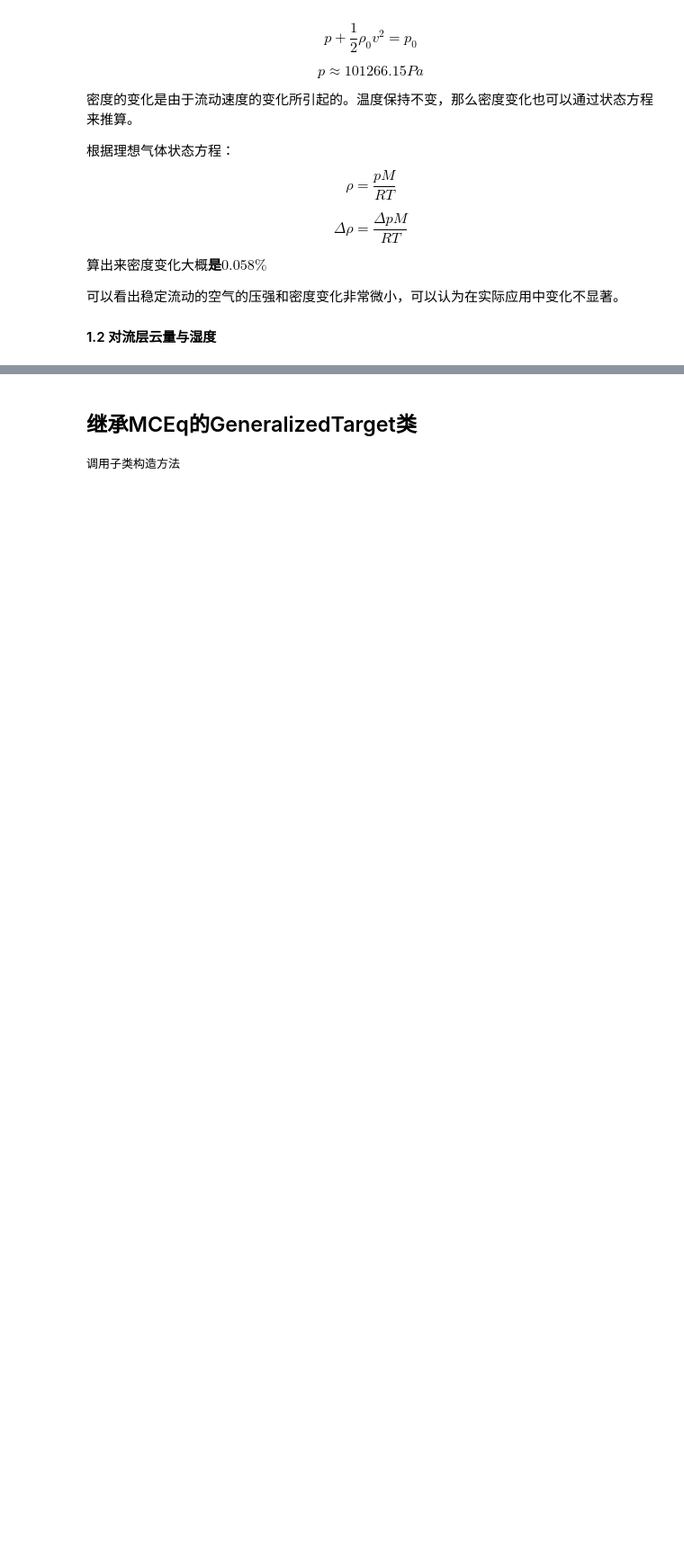
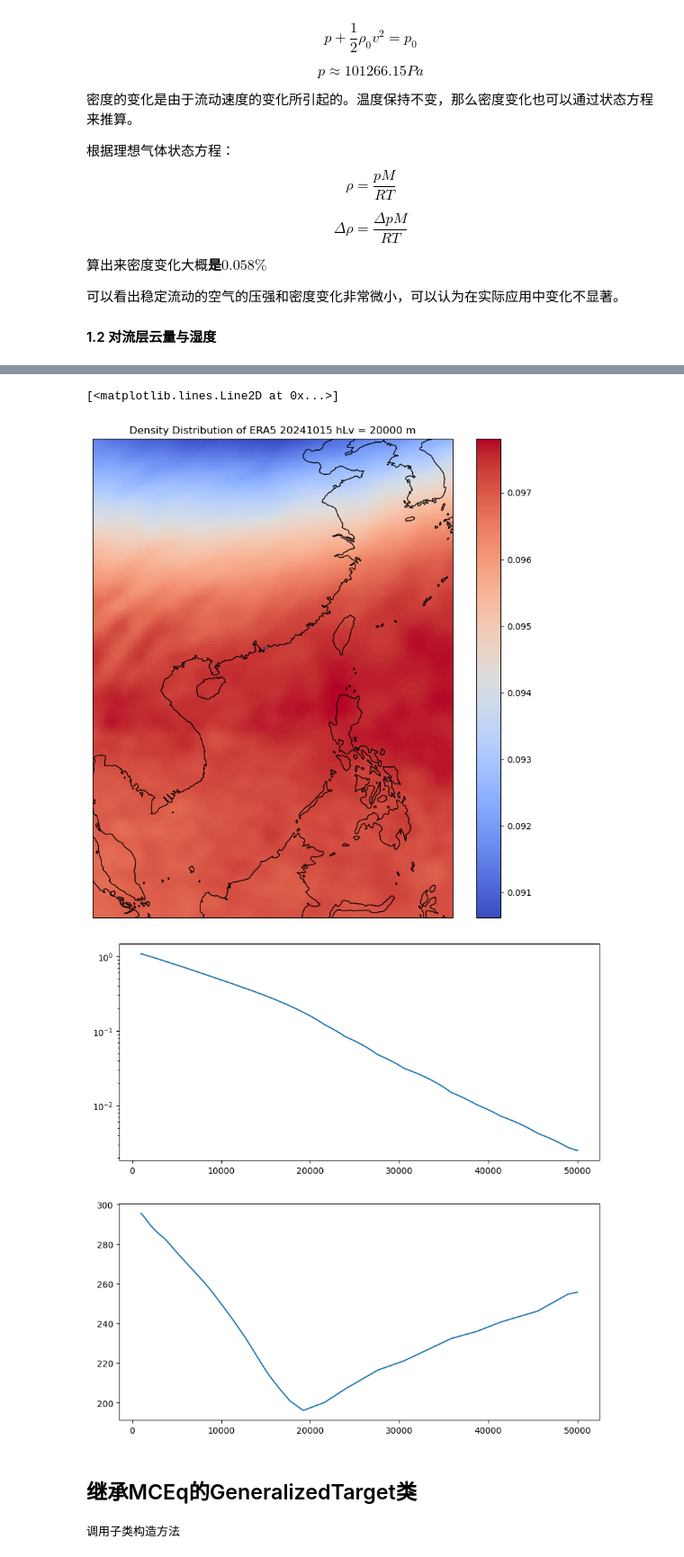
Before and after one commit to Walking-into-that-night/Muon-MCEq, a Jupyter notebook: Exussia/notebooks/20251021.ipynb, the cells around one changed output, grey strips where cells are left out. Shown: that part at 90% size. Drawn from its saved outputs; the diff is of its cells as text; code cells hidden in the pictures; blank space fills up the shorter version.

```diff
--- a/Exussia/notebooks/20251021.ipynb
+++ b/Exussia/notebooks/20251021.ipynb
@@ -199,6 +199,12 @@ def ERA5h2rho(h_m,loc,altiInterp,densInterp):
     equation = lambda p : (float)(altiInterp((p,*loc))) - h_m
     rootp = brentq(equation,a = pressure.min(),b = pressure.max())
     return (float)(densInterp((rootp,*loc)))
+
+def ERA5h2t(h_m,loc,altiInterp,tempInterp):
+    equation = lambda p : (float)(altiInterp((p,*loc))) - h_m
+    rootp = brentq(equation,a = pressure.min(),b = pressure.max())
+    return (float)(tempInterp((rootp,*loc)))
+
 
 def locGeneratorL(L_m,ztheta,zphi,loc0):
     '''
@@ -234,7 +240,7 @@ def locGeneratorL(L_m,ztheta,zphi,loc0):
     执行地平坐标系到赤道坐标系的转换
     '''
     v3tran = R2.apply(R1@v3vec)
-    print(v3tran)
+
     '''
     计算在赤道坐标系下的位置矢量
     '''
@@ -255,10 +261,10 @@ def locGeneratorL(L_m,ztheta,zphi,loc0):
     latitude = 90. - np.rad2deg(np.arctan(np.sqrt(v3tol[0]**2+v3tol[1]**2)/v3tol[2]))
     longitude = np.rad2deg(np.arccos(v3tol[0]/np.sqrt(v3tol[0]**2+v3tol[1]**2)))
 
-    return (latitude,longitude),h
+    return latitude,longitude,h
 
 
 ERA5h2rho(1e4,MAPEH1,altiInterp,densInterp)
-print(MAPEH1)
-locGeneratorL(100*1e3,90,180,MAPEH1)
+
+locGeneratorL(100*1e3,30,180,MAPEH1)
 # %% [output]
@@ -268,0 +274,32 @@ locGeneratorL(100*1e3,90,180,MAPEH1)
+# %%
+latGrid,lonGrid = np.meshgrid(latitude,longitude)
+locPoints = np.array([latGrid.ravel(),lonGrid.ravel()]).T
+heightLevel = 20*1e3 #M
+heightDensity = np.array([ERA5h2rho(heightLevel,loc,altiInterp,densInterp) for loc in locPoints]).reshape(np.shape(latGrid))
+# %%
+xrange = np.linspace(1,50,500)*1e3
+resultArray = np.array([locGeneratorL(x,30,200,MAPEH1) for x in xrange]).T
+print(resultArray)
+
+fig = plt.figure(figsize=(10,10))
+
+ax = fig.add_subplot(111,projection=ccrs.PlateCarree())
+pm = ax.pcolormesh(lonGrid.T,latGrid.T,heightDensity.T,cmap='coolwarm')
+fig.colorbar(pm)
+ax.add_feature(cfeature.COASTLINE)
+ax.plot(resultArray[1],resultArray[0])
+ax.set_title(f'Density Distribution of ERA5 {dateStr} hLv = {heightLevel:.0f} m')
+
+for lat,lon,h in resultArray.T:
+    print(h)
+X2rho = np.array([ERA5h2rho(h,(lat,lon),altiInterp,densInterp) for lat,lon,h in resultArray.T])
+X2t   = np.array([ERA5h2t(h,(lat,lon),altiInterp,tempInterp) for lat,lon,h in resultArray.T])
+
+fig1 = plt.figure(figsize=(10,10))
+ax1 = fig1.add_subplot(211)
+ax1.set_yscale('log')
+ax1.plot(xrange,X2rho)
+
+ax2 = fig1.add_subplot(212)
+ax2.plot(xrange,X2t)
+# %% [output]
@@ -269,3 +323,6 @@ locGeneratorL(100*1e3,90,180,MAPEH1)
+[<matplotlib.lines.Line2D at 0x...>]
+[figure, added]
+[figure, added]
 # %% [markdown]
 ## 继承MCEq的GeneralizedTarget类
 # %%
```
Also changed, not shown: parts of 4 cells of this notebook, 1 other file.
